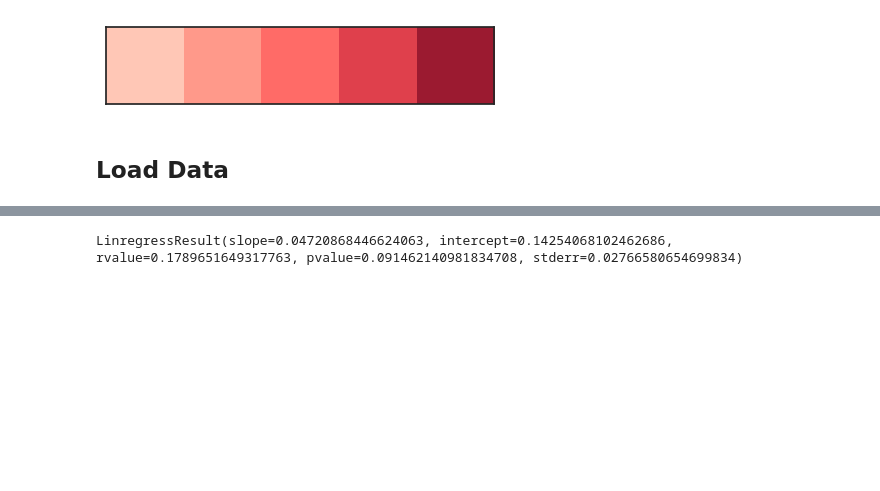
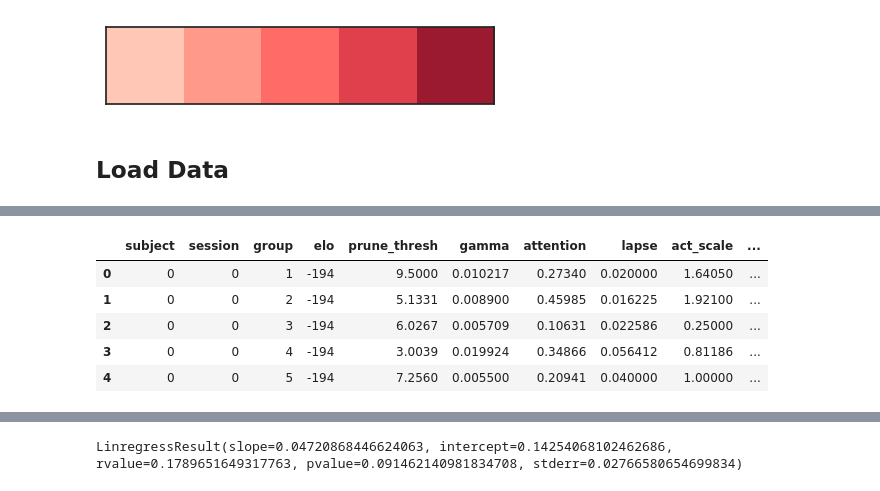
Before and after one commit to galbiati/mnk-figures, a Jupyter notebook: cosyne2017/Figures.ipynb, the cells around one changed output, grey strips where cells are left out. Cells and saved outputs as stored; diff of their text form; code cells hidden in the pictures; blank space fills up the shorter version.

```diff
--- a/cosyne2017/Figures.ipynb
+++ b/cosyne2017/Figures.ipynb
@@ -58,0 +94,13 @@ T = A.loc[A.aval != A.bval, :]
+# %%
+mean_elos = params_lrn.pivot_table(index='subject', values='elo')
+for i in params_lrn.subject.unique():
+    params_lrn.loc[params_lrn.subject==i, 'mc elo'] = params_lrn.loc[params_lrn.subject==i, 'elo'] - mean_elos[i]
+params_lrn['mc elo'] = params_lrn['mc elo'].fillna(method='ffill')
+params_lrn.head()
+# %% [output]
+|  | subject | session | group | elo | prune_thresh | gamma | attention | lapse | act_scale | ... |
+| 0 | 0 | 0 | 1 | -194 | 9.5000 | 0.010217 | 0.27340 | 0.020000 | 1.64050 | ... |
+| 1 | 0 | 0 | 2 | -194 | 5.1331 | 0.008900 | 0.45985 | 0.016225 | 1.92100 | ... |
+| 2 | 0 | 0 | 3 | -194 | 6.0267 | 0.005709 | 0.10631 | 0.022586 | 0.25000 | ... |
+| 3 | 0 | 0 | 4 | -194 | 3.0039 | 0.019924 | 0.34866 | 0.056412 | 0.81186 | ... |
+| 4 | 0 | 0 | 5 | -194 | 7.2560 | 0.005500 | 0.20941 | 0.040000 | 1.00000 | ... |
```
Also changed, not shown: parts of 21 cells of this notebook.
